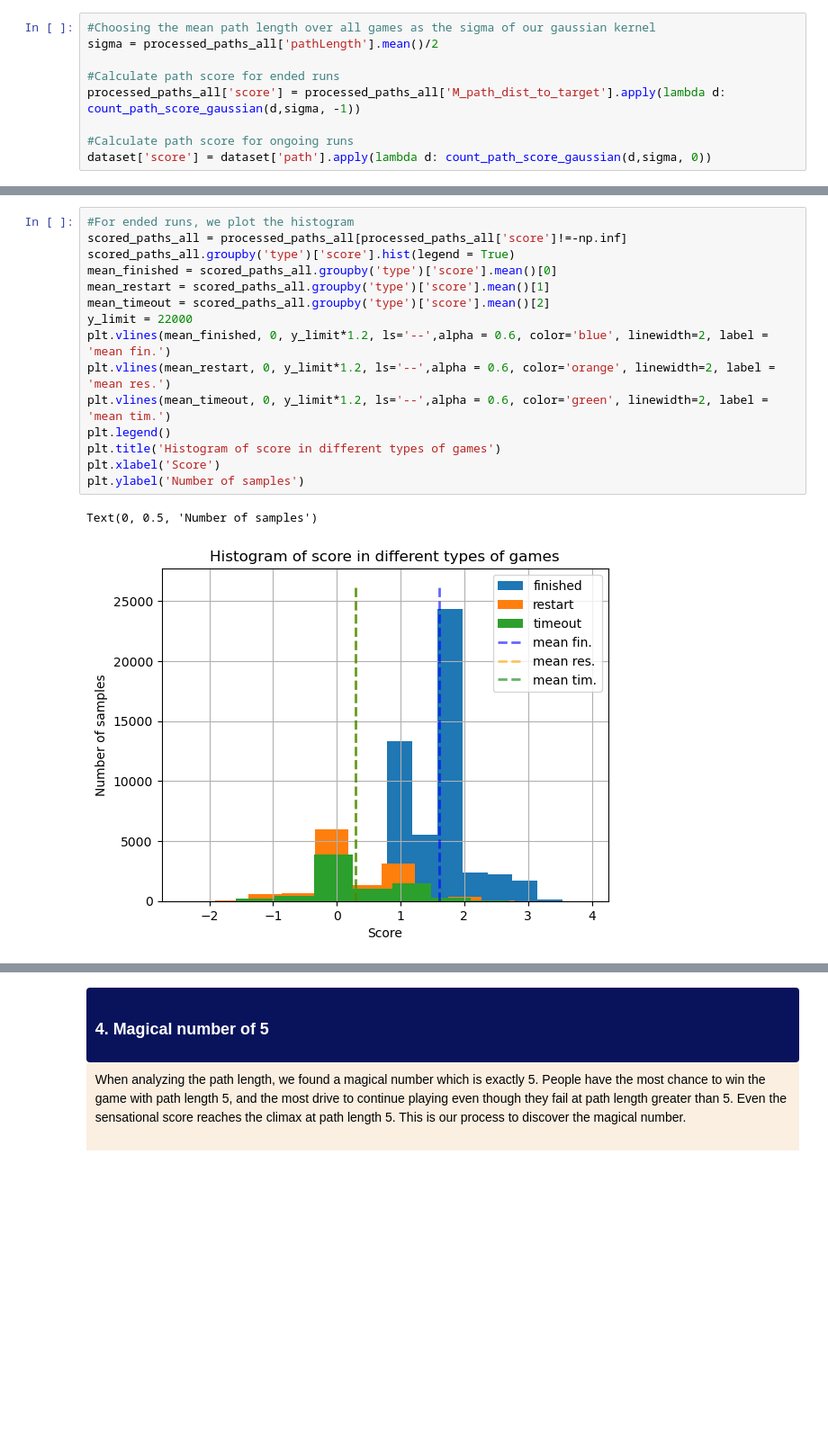
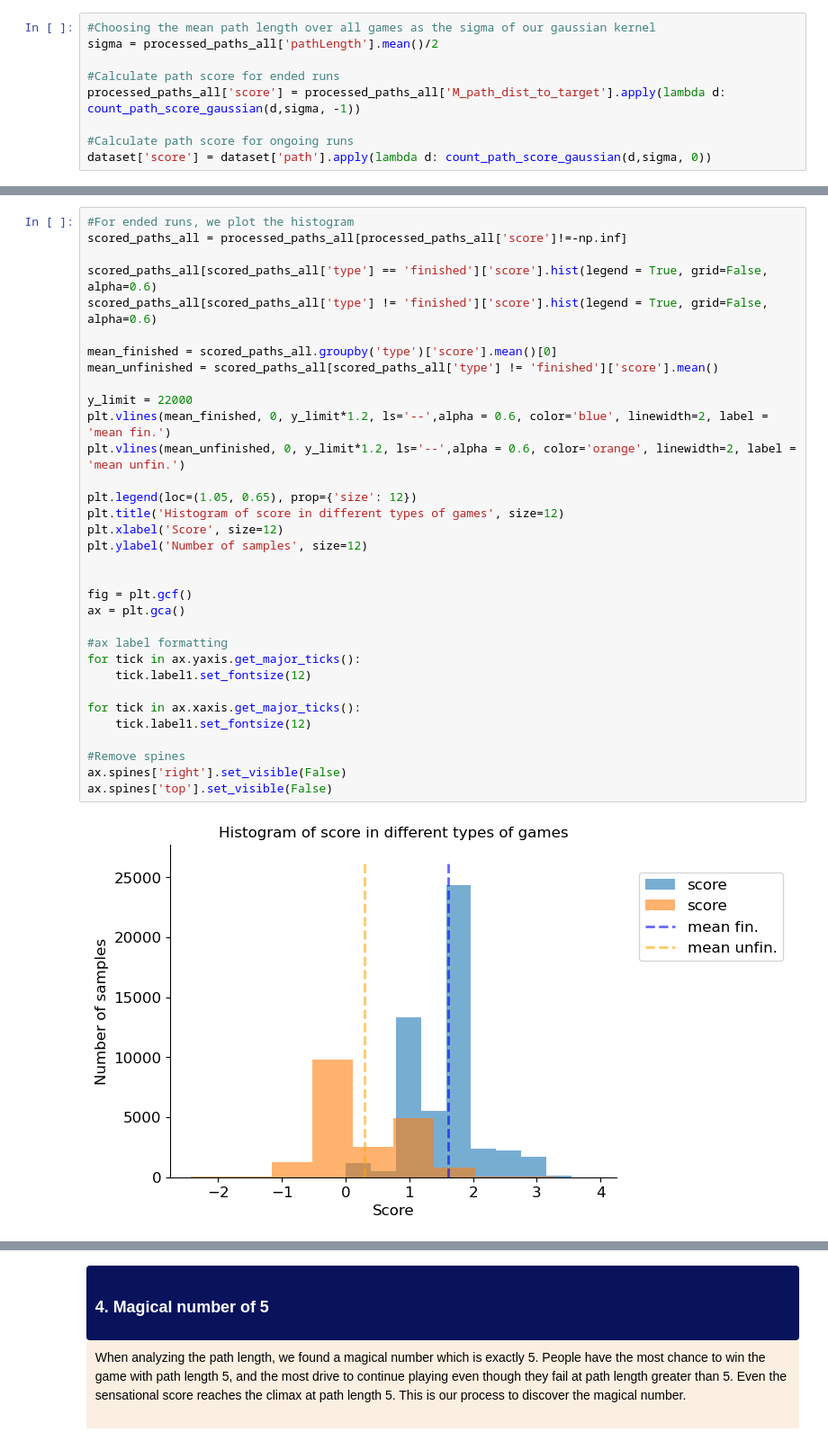
Before and after one commit to epfl-ada/ada-2022-project-7yobananaboy7, a Jupyter notebook: 3. In_game.ipynb, the cells around one changed output, grey strips where cells are left out. Shown at 90% size. Saved outputs shown, nothing was run; the diff lists cells and outputs as text; blank space fills up the shorter version.

```diff
--- a/3. In_game.ipynb
+++ b/3. In_game.ipynb
@@ -499,21 +488,38 @@ dataset['score'] = dataset['path'].apply(lambda d: count_path_score_gaussian(d,s
 # %%
 #For ended runs, we plot the histogram
 scored_paths_all = processed_paths_all[processed_paths_all['score']!=-np.inf]
-scored_paths_all.groupby('type')['score'].hist(legend = True)
+
+scored_paths_all[scored_paths_all['type'] == 'finished']['score'].hist(legend = True, grid=False, alpha=0.6)
+scored_paths_all[scored_paths_all['type'] != 'finished']['score'].hist(legend = True, grid=False, alpha=0.6)
+
 mean_finished = scored_paths_all.groupby('type')['score'].mean()[0]
-mean_restart = scored_paths_all.groupby('type')['score'].mean()[1]
-mean_timeout = scored_paths_all.groupby('type')['score'].mean()[2]
+mean_unfinished = scored_paths_all[scored_paths_all['type'] != 'finished']['score'].mean()
+
 y_limit = 22000
 plt.vlines(mean_finished, 0, y_limit*1.2, ls='--',alpha = 0.6, color='blue', linewidth=2, label = 'mean fin.')
-plt.vlines(mean_restart, 0, y_limit*1.2, ls='--',alpha = 0.6, color='orange', linewidth=2, label = 'mean res.')
-plt.vlines(mean_timeout, 0, y_limit*1.2, ls='--',alpha = 0.6, color='green', linewidth=2, label = 'mean tim.')
-plt.legend()
-plt.title('Histogram of score in different types of games')
-plt.xlabel('Score')
-plt.ylabel('Number of samples')
+plt.vlines(mean_unfinished, 0, y_limit*1.2, ls='--',alpha = 0.6, color='orange', linewidth=2, label = 'mean unfin.')
+
+plt.legend(loc=(1.05, 0.65), prop={'size': 12})
+plt.title('Histogram of score in different types of games', size=12)
+plt.xlabel('Score', size=12)
+plt.ylabel('Number of samples', size=12)
+
+
+fig = plt.gcf()
+ax = plt.gca()
+
+#ax label formatting
+for tick in ax.yaxis.get_major_ticks():
+    tick.label1.set_fontsize(12)
+
+for tick in ax.xaxis.get_major_ticks():
+    tick.label1.set_fontsize(12)
+
+#Remove spines
+ax.spines['right'].set_visible(False)
+ax.spines['top'].set_visible(False)
 # %% [output]
-Text(0, 0.5, 'Number of samples')
-[figure, old version]
+[figure, new version]
 # %%
 #We also discuss if the ablility to distinguish varies with path length.
 scored_paths_all = processed_paths_all[processed_paths_all['score']!=-np.inf]
```
Also changed, not shown: parts of 15 cells of this notebook.
